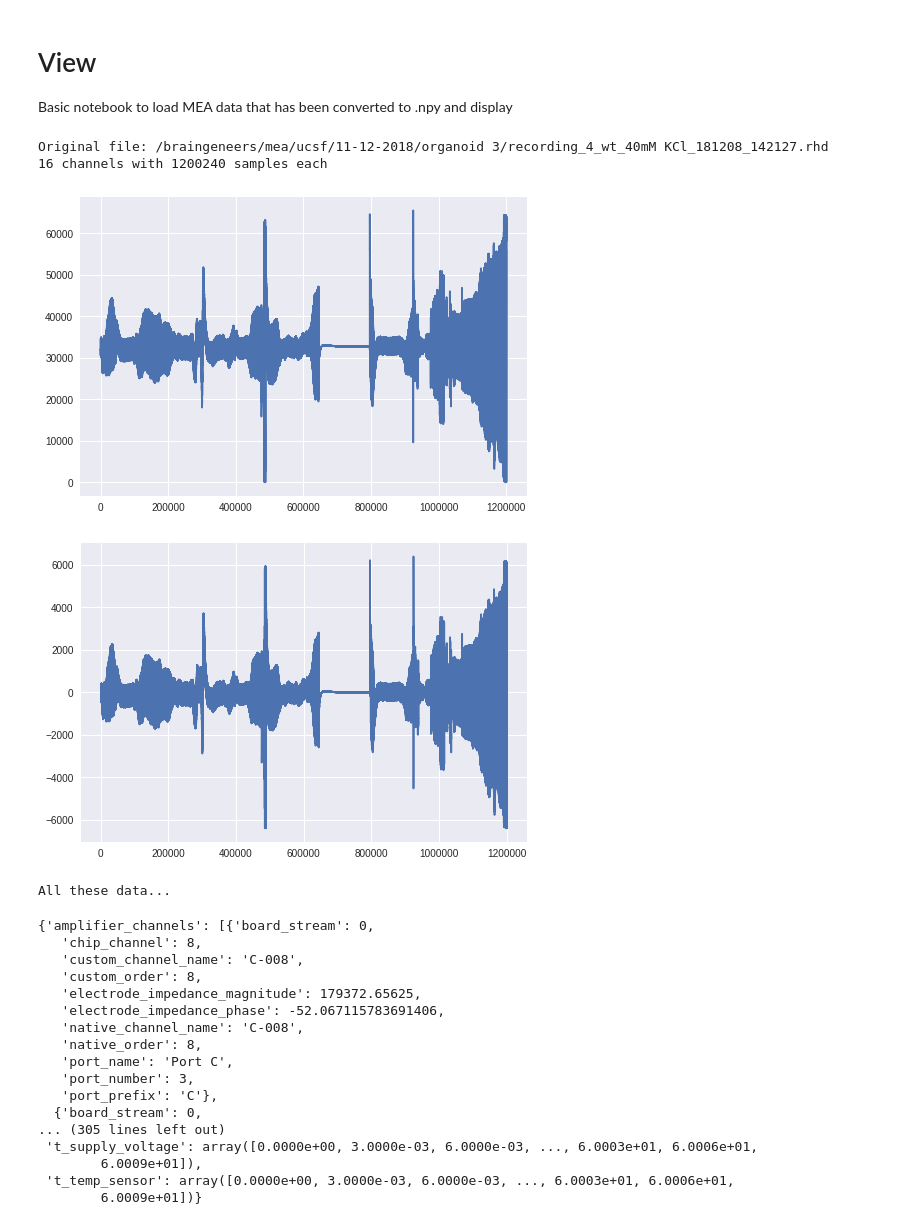
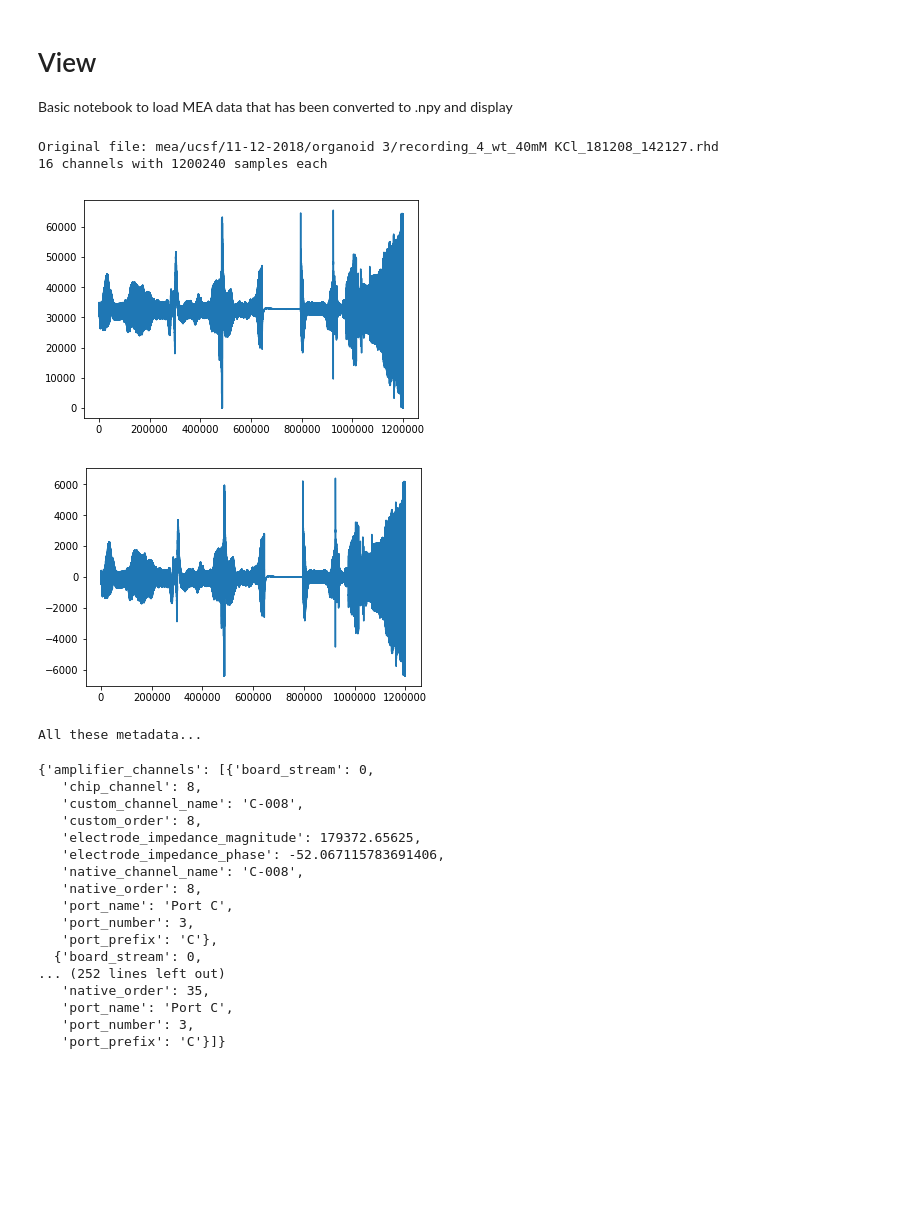
Before and after one commit to braingeneers/experiment, a Jupyter notebook: ingest/view.ipynb, the cells around one changed output. Drawn from its saved outputs; the diff is of its cells as text; code cells hidden in the pictures; blank space fills up the shorter version.

```diff
--- a/ingest/view.ipynb
+++ b/ingest/view.ipynb
@@ -9,30 +13,30 @@ import matplotlib.pyplot as plt
 # %%
 # Read a single numpy file in directly from S3
 with np.DataSource().open("https://s3.nautilus.optiputer.net/braingeneers/mea/ucsf/11-12-2018/organoid-3/recording_4_wt_40mM-KCl_181208_142127.npy", "rb") as f:
-    data = np.load(f).item()
+    signal = np.load(f)
 # %%
-print("Original file: {}".format(data["source_file_path"]))
-print("{} channels with {} samples each".format(*data["amplifier_data"].shape))
+print("Original file: {}".format(metadata["source_file_path"]))
+print("{} channels with {} samples each".format(*signal.shape))
 # %% [output]
-Original file: /braingeneers/mea/ucsf/11-12-2018/organoid 3/recording_4_wt_40mM KCl_181208_142127.rhd
+Original file: mea/ucsf/11-12-2018/organoid 3/recording_4_wt_40mM KCl_181208_142127.rhd
 16 channels with 1200240 samples each
 # %%
-plt.plot(data["amplifier_data"][0])
+plt.plot(signal[0])
 plt.show()
 # %% [output]
-[figure, old version]
+[figure, new version]
 # %%
 # Convert from 16 bit unsigned int to signed floating point array as per Intam sample code
-channels = np.multiply(0.195, (data['amplifier_data'].astype(np.int32) - 32768))
+channels = np.multiply(0.195, (signal.astype(np.int32) - 32768))
 plt.plot(channels[0])
 plt.show()
 # %% [output]
-[figure, old version]
+[figure, new version]
 # %%
-print("All these data...")
-data
+print("All these metadata...")
+metadata
 # %% [output]
-All these data...
+All these metadata...
 {'amplifier_channels': [{'board_stream': 0,
    'chip_channel': 8,
    'custom_channel_name': 'C-008',
@@ -45,8 +49,8 @@ All these data...
    'port_number': 3,
    'port_prefix': 'C'},
   {'board_stream': 0,
-... (305 lines left out)
- 't_supply_voltage': array([0.0000e+00, 3.0000e-03, 6.0000e-03, ..., 6.0003e+01, 6.0006e+01,
-        6.0009e+01]),
- 't_temp_sensor': array([0.0000e+00, 3.0000e-03, 6.0000e-03, ..., 6.0003e+01, 6.0006e+01,
-        6.0009e+01])}
+... (252 lines left out)
+   'native_order': 35,
+   'port_name': 'Port C',
+   'port_number': 3,
+   'port_prefix': 'C'}]}
```
Also changed, not shown: parts of 2 cells of this notebook, 1 other file.
